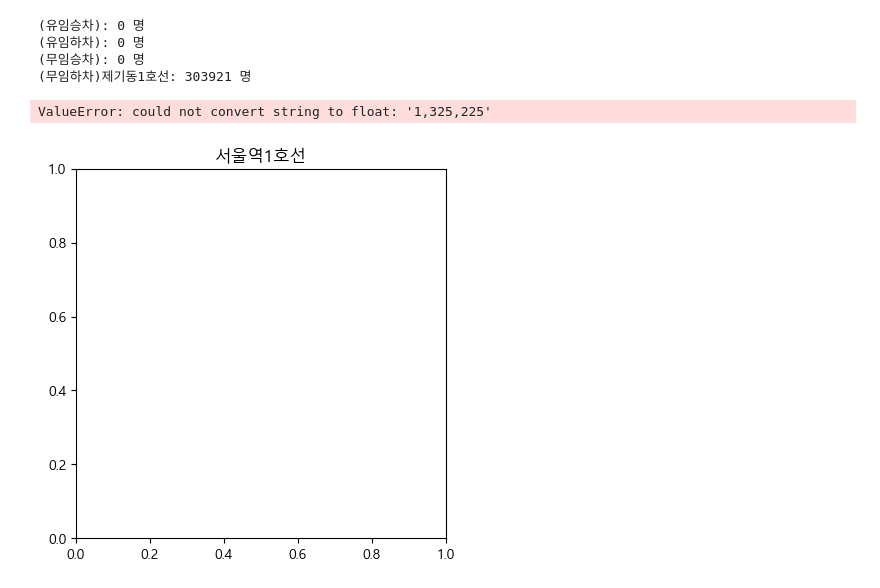
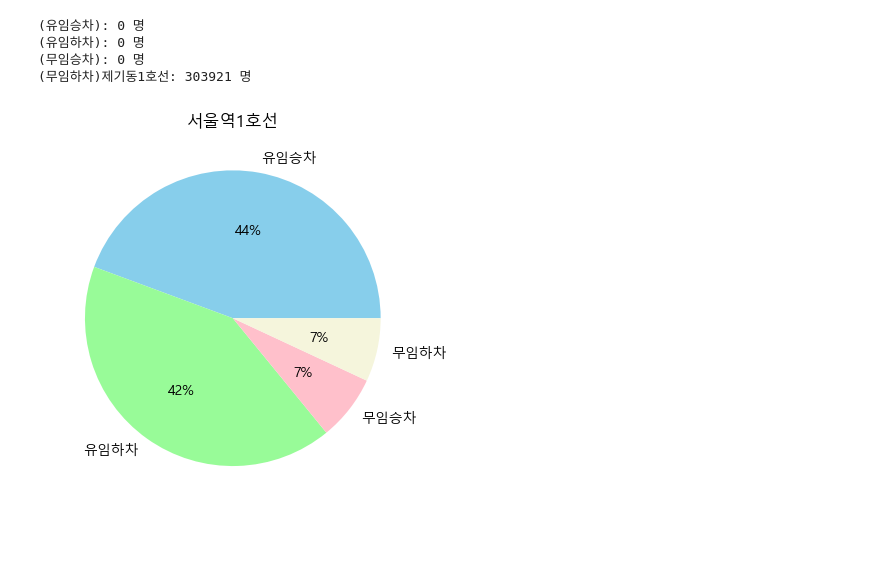
Before and after one commit to aaa0034213/2023-A-DA, a Jupyter notebook: week09-subway-yhk.ipynb, the cells around one changed output. Cells and saved outputs as stored; diff of their text form; code cells hidden in the pictures; blank space fills up the shorter version.

```diff
--- a/week09-subway-yhk.ipynb
+++ b/week09-subway-yhk.ipynb
@@ -345,27 +345,27 @@ for i in range(4):
 # %%
 import csv
 import matplotlib.pyplot as plt
 
 f= open('subwayfee.csv', encoding='cp949')
 data= csv.reader(f)
 
 header= next(data)
 label= ['유임승차','유임하차','무임승차','무임하차']
 color=['skyblue','palegreen','pink','beige']
 
 plt.rc('font',family='Malgun Gothic')
 for row in data:
     for i in range(4,8):
         row[i]= int(row[i].replace(',',""))
 
-        plt.title(row[3]+''+row[1])
-        plt.pie(row[4:8], labels=label, colors=color, autopct='%1.f%%')
-        plt.show()
+    plt.title(row[3]+''+row[1])
+    plt.pie(row[4:8], labels=label, colors=color, autopct='%1.f%%')
+    plt.show()
+    break
 
 f.close()
 # %% [output]
-ValueError: could not convert string to float: '1,325,225'
-[figure, old version]
+[figure, new version]
 # %%
 import csv
 import matplotlib.pyplot as plt
```
Also changed, not shown: parts of 1 cell of this notebook.
